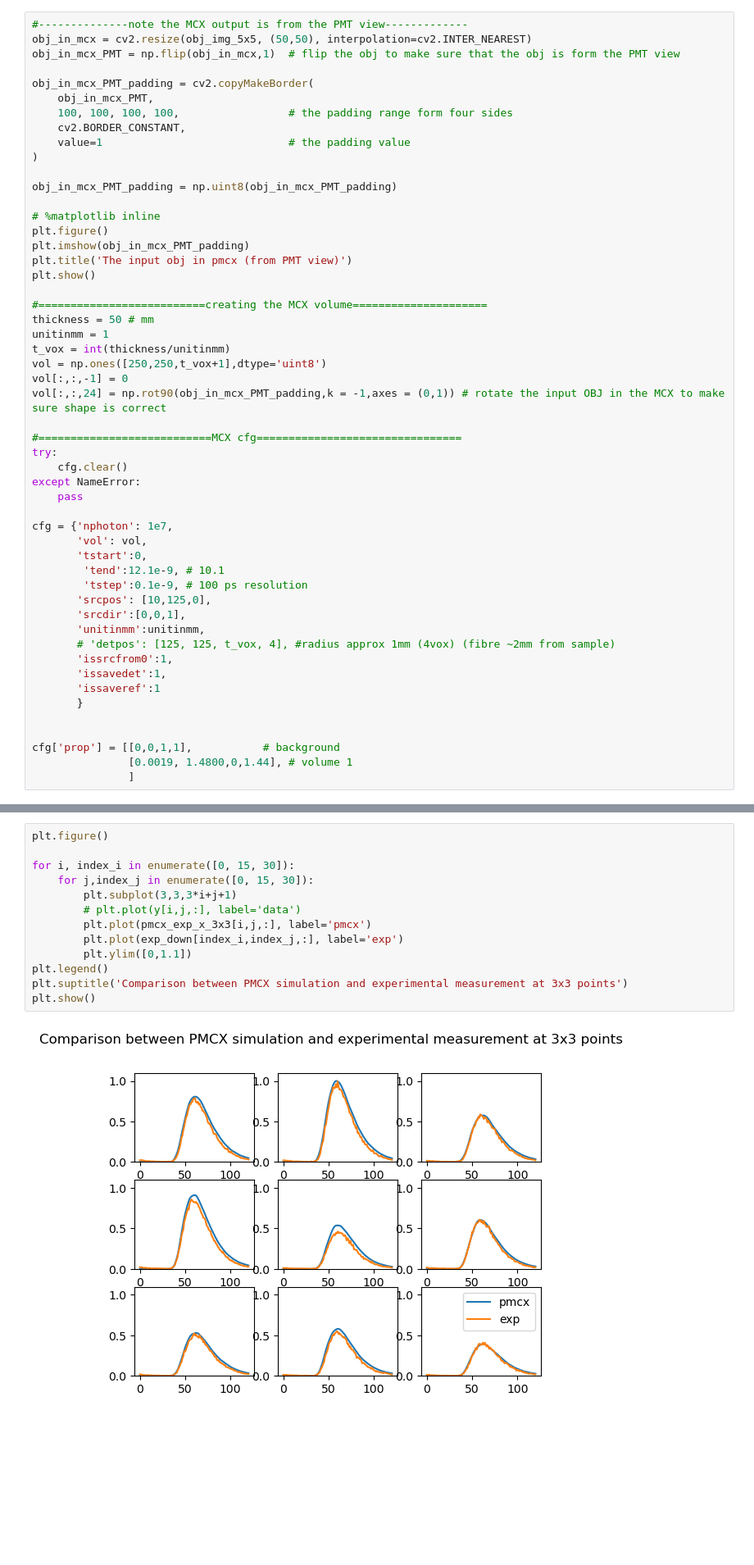
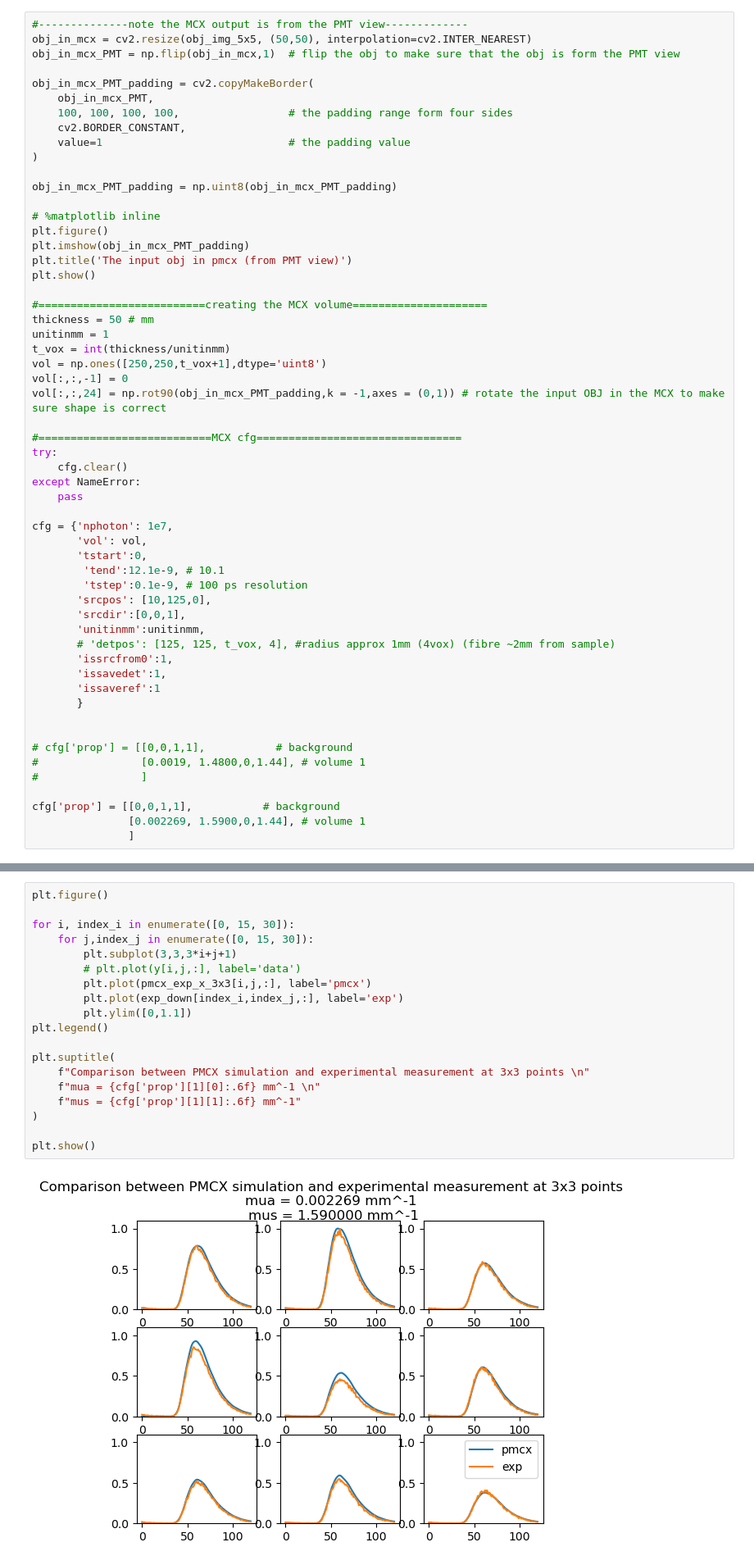
Before and after one commit to Fenrisulfr26/foam_project_pmcx, a Jupyter notebook: pmcx_fitting_sims_ipynb/pmcx_exp_obj_X.ipynb, the cells around one changed output, grey strips where cells are left out. Shown: that part at 82% size. Cells and saved outputs as stored; diff of their text form; blank space fills up the shorter version.

```diff
--- a/pmcx_exp_obj_x.ipynb
+++ b/pmcx_fitting_sims_ipynb/pmcx_exp_obj_X.ipynb
@@ -112,8 +112,12 @@ cfg = {'nphoton': 1e7,
        }
 
 
+# cfg['prop'] = [[0,0,1,1],           # background
+#                [0.0019, 1.4800,0,1.44], # volume 1
+#                ]
+
 cfg['prop'] = [[0,0,1,1],           # background
-               [0.0019, 1.4800,0,1.44], # volume 1
+               [0.002269, 1.5900,0,1.44], # volume 1
                ]
 # %% [output]
 [figure]
@@ -275,15 +279,21 @@ plt.show()
 # %%
 plt.figure()
 
 for i, index_i in enumerate([0, 15, 30]):
     for j,index_j in enumerate([0, 15, 30]):
         plt.subplot(3,3,3*i+j+1)
         # plt.plot(y[i,j,:], label='data')
         plt.plot(pmcx_exp_x_3x3[i,j,:], label='pmcx')
         plt.plot(exp_down[index_i,index_j,:], label='exp')
         plt.ylim([0,1.1])
 plt.legend()
-plt.suptitle('Comparison between PMCX simulation and experimental measurement at 3x3 points')
+
+plt.suptitle(
+    f"Comparison between PMCX simulation and experimental measurement at 3x3 points \n"
+    f"mua = {cfg['prop'][1][0]:.6f} mm^-1 \n"
+    f"mus = {cfg['prop'][1][1]:.6f} mm^-1"
+)
+
 plt.show()
 # %% [output]
-[figure, old version]
+[figure, new version]
```
Also changed, not shown: parts of 1 cell of this notebook, 15 other files.
